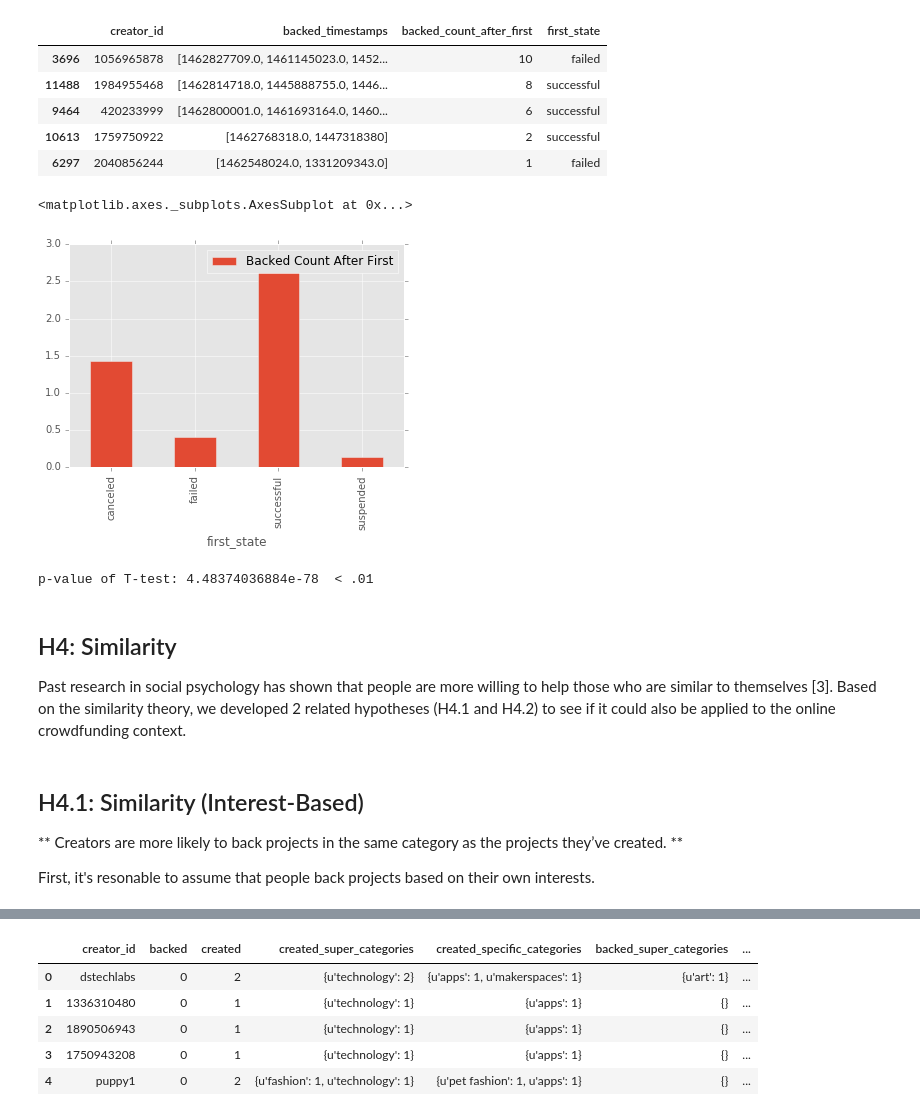
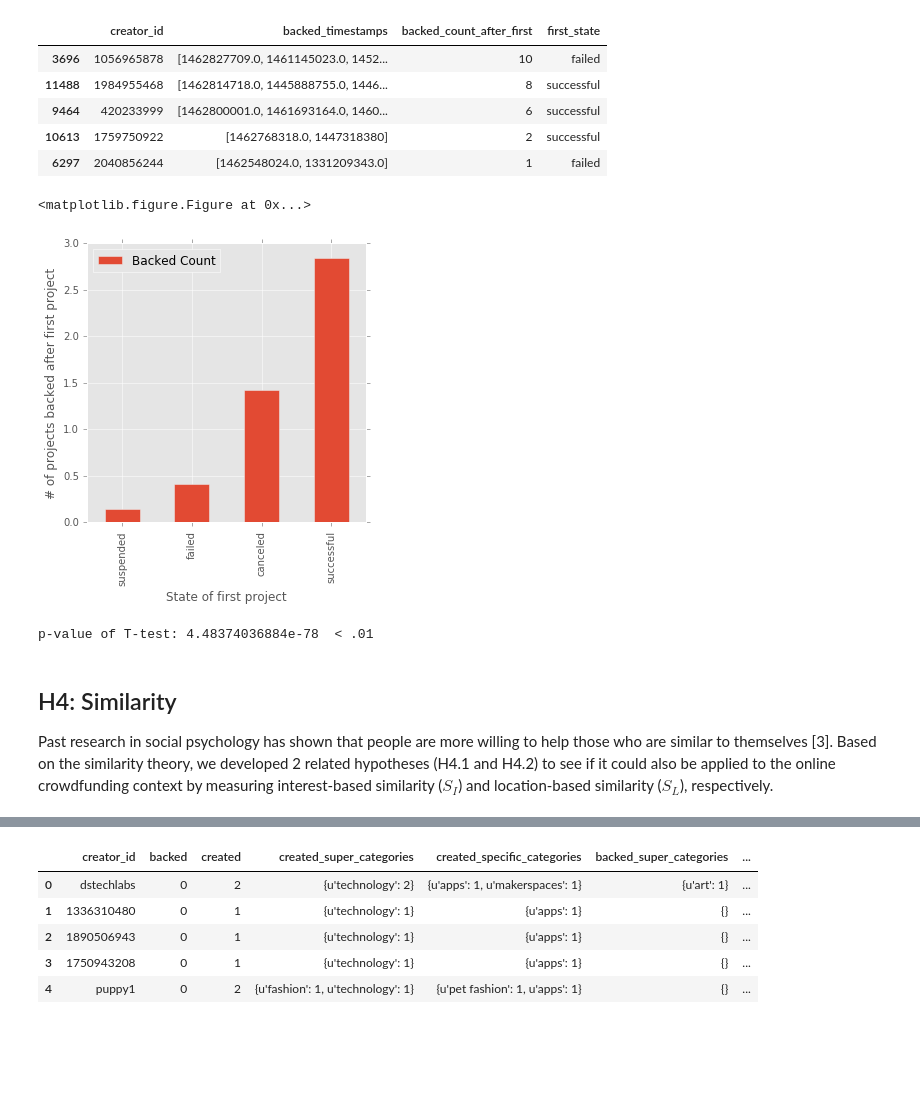
Before and after one commit to acsalu/IntroCM-Kickstar, a Jupyter notebook: Report.ipynb, the cells around one changed output, grey strips where cells are left out. Drawn from its saved outputs; the diff is of its cells as text; code cells hidden in the pictures; blank space fills up the shorter version.

```diff
--- a/Report.ipynb
+++ b/Report.ipynb
@@ -238,12 +259,3 @@ df_reciprocity.sort_values(by='backed_timestamps', ascending=False).head()
 | 9464 | 420233999 | [1462800001.0, 1461693164.0, 1460... | 6 | successful |
 | 10613 | 1759750922 | [1462768318.0, 1447318380] | 2 | successful |
 | 6297 | 2040856244 | [1462548024.0, 1331209343.0] | 1 | failed |
-# %%
-reciprocity_gb_state = df_reciprocity.groupby('first_state')
-reciprocity_gb_state.backed_count_after_first.mean()
-reciprocity_gb_state.first_state
-df_plot = reciprocity_gb_state.backed_count_after_first.mean().reset_index(name='Backed Count After First')
-df_plot.plot.bar(x='first_state', y='Backed Count After First')
-# %% [output]
-<matplotlib.axes._subplots.AxesSubplot at 0x...>
-[figure, removed]
@@ -250,3 +264,19 @@ df_plot.plot.bar(x='first_state', y='Backed Count After First')
+# %%
+df_plot = reciprocity_gb_state.backed_count_after_first.mean().reset_index(name='Backed Count')
+
+states = ['suspended', 'failed', 'canceled', 'successful']
+mapping = {state: i for i, state in enumerate(states)}
+key = df_plot['first_state'].map(mapping)
+df_plot = df_plot.iloc[key.argsort()]
+
+plt.figure()
+ax = df_plot.plot.bar(x='first_state', y='Backed Count', figsize=(5, 5))
+ax.set_ylabel('# of projects backed after first project')
+ax.set_xlabel('State of first project')
+plt.show()
+# %% [output]
+<matplotlib.figure.Figure at 0x...>
+[figure, added]
 # %%
 successful = reciprocity_gb_state.get_group('successful').backed_count_after_first.values
 failed = reciprocity_gb_state.get_group('failed').backed_count_after_first.values
@@ -258,9 +288,4 @@ p-value of T-test: 4.48374036884e-78  < .01
 # %% [markdown]
 ## H4: Similarity
 
-Past research in social psychology has shown that people are more willing to help those who are similar to themselves [3]. Based on the similarity theory, we developed 2 related hypotheses (H4.1 and H4.2) to see if it could also be applied to the online crowdfunding context.
+Past research in social psychology has shown that people are more willing to help those who are similar to themselves [3]. Based on the similarity theory, we developed 2 related hypotheses (H4.1 and H4.2) to see if it could also be applied to the online crowdfunding context by measuring interest-based similarity ($S_I$) and location-based similarity ($S_L$), respectively.
-# %% [markdown]
-## H4.1: Similarity (Interest-Based)
-** Creators are more likely to back projects in the same category as the projects they’ve created. **
-
-First, it's resonable to assume that people back projects based on their own interests.
```
Also changed, not shown: parts of 15 cells of this notebook.
